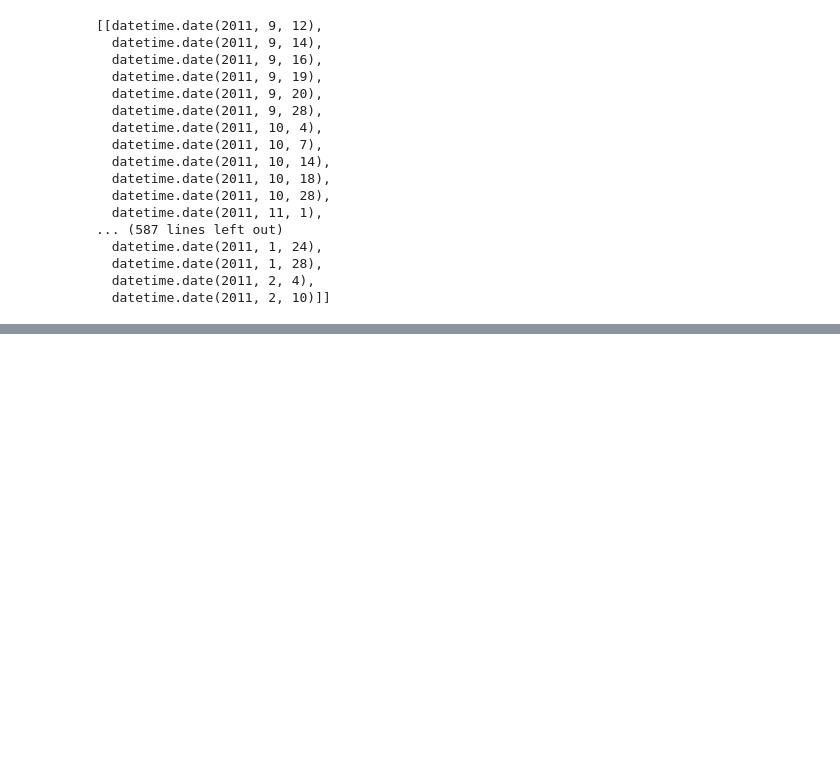
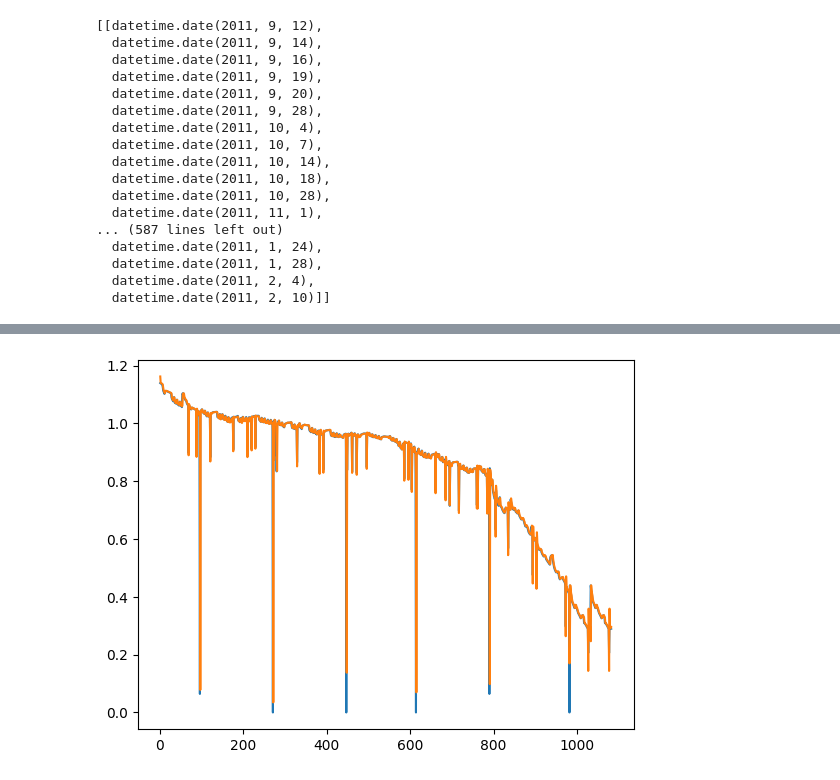
Before and after one commit to Shubham-Mate/Battery-RUL-Prediction, a Jupyter notebook: Data Preprocessing and Exploration.ipynb, the cells around one changed output, grey strips where cells are left out. Saved outputs shown, nothing was run; the diff lists cells and outputs as text; code cells hidden in the pictures; blank space fills up the shorter version.

```diff
--- a/Data Preprocessing and Exploration.ipynb
+++ b/Data Preprocessing and Exploration.ipynb
@@ -12,7 +12,7 @@ CALCEDatasetConstants.BATTERY_DATASET_PATHS
 # %%
 dates = []
 for path in CALCEDatasetConstants.BATTERY_DATASET_PATHS.value:
-    dates.append(get_dates(os.listdir(str(path))))
+    dates.append(preprocessing_functions.get_dates(os.listdir(str(path))))
 dates
 # %% [output]
 [[datetime.date(2011, 9, 12),
@@ -57,0 +58,9 @@ df
+# %%
+capacities = preprocessing_functions.process_battery_dataset(CALCEDatasetConstants.BATTERY_DATASET_PATHS.value[-1], CALCEDatasetConstants.BATTERY_NAMES.value[-1], dates[-1])
+# %%
+plt.plot(capacities['Cycle_Index'], capacities['Discharge_Capacity(Ah)'])
+plt.plot(capacities['Cycle_Index'], capacities['Charge_Capacity(Ah)'])
+
+plt.show()
+# %% [output]
+[figure, added]
```
Also changed, not shown: parts of 5 cells of this notebook, 2 other files.
